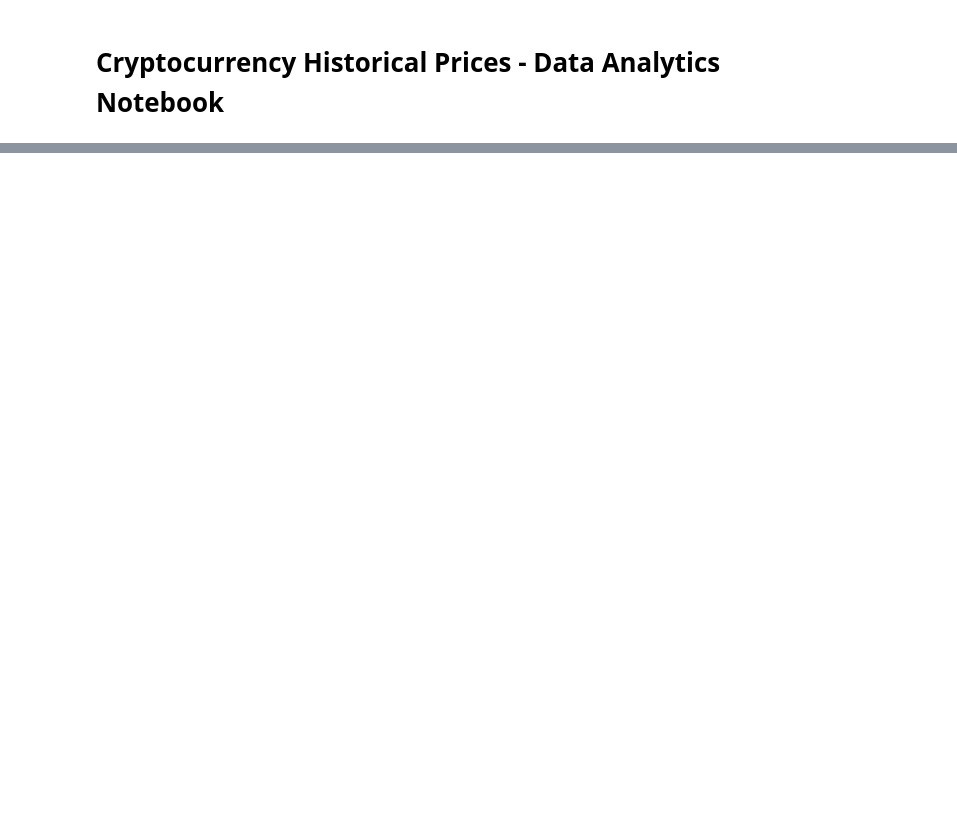
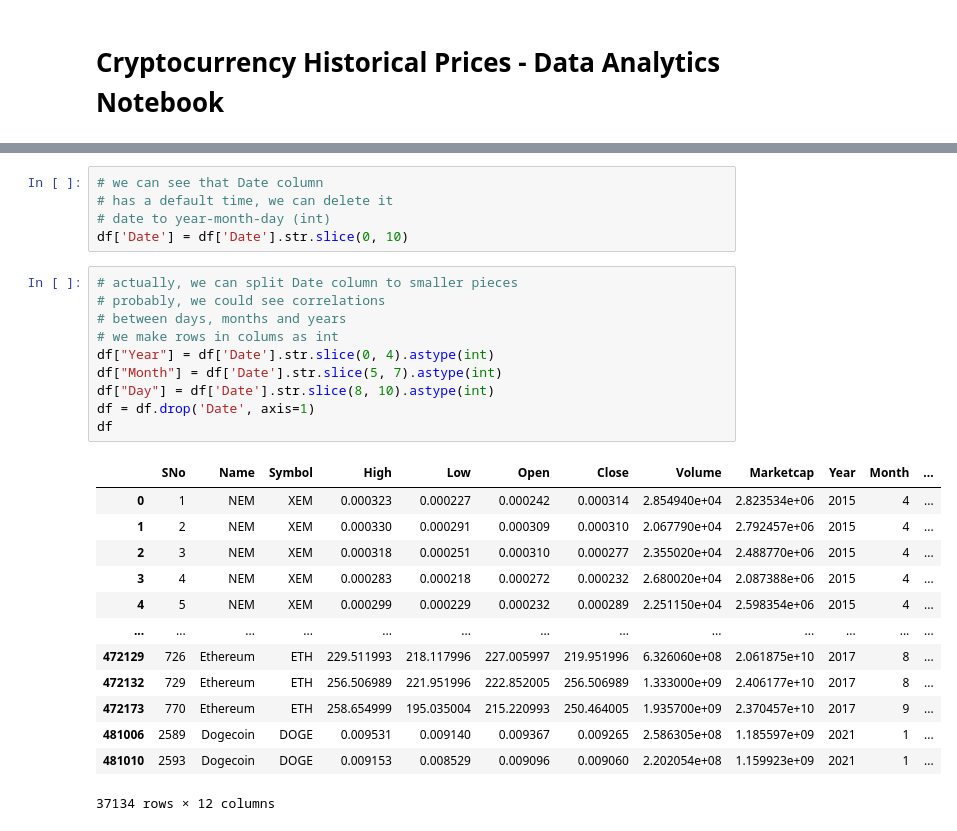
Before and after one commit to crypt0kitik/Introduction-to-Data-Analytics, a Jupyter notebook: Homework sets/SET 2/Cryptocurrency Historical Prices /Data Analytics Notebook Crypto.ipynb, the cells around one changed output, grey strips where cells are left out. Saved outputs shown, nothing was run; the diff lists cells and outputs as text; blank space fills up the shorter version.

```diff
--- a/Homework sets/SET 2/Cryptocurrency Historical Prices /Data Analytics Notebook Crypto.ipynb
+++ b/Homework sets/SET 2/Cryptocurrency Historical Prices /Data Analytics Notebook Crypto.ipynb
@@ -77,0 +112,29 @@ df
+# %%
+# we can see that Date column
+# has a default time, we can delete it
+# date to year-month-day (int)
+df['Date'] = df['Date'].str.slice(0, 10)
+# %%
+# actually, we can split Date column to smaller pieces
+# probably, we could see correlations
+# between days, months and years
+# we make rows in colums as int
+df["Year"] = df['Date'].str.slice(0, 4).astype(int)
+df["Month"] = df['Date'].str.slice(5, 7).astype(int)
+df["Day"] = df['Date'].str.slice(8, 10).astype(int)
+df = df.drop('Date', axis=1)
+df
+# %% [output]
+|  | SNo | Name | Symbol | High | Low | Open | Close | Volume | Marketcap | Year | Month | ... |
+| 0 | 1 | NEM | XEM | 0.000323 | 0.000227 | 0.000242 | 0.000314 | 2.854940e+04 | 2.823534e+06 | 2015 | 4 | ... |
+| 1 | 2 | NEM | XEM | 0.000330 | 0.000291 | 0.000309 | 0.000310 | 2.067790e+04 | 2.792457e+06 | 2015 | 4 | ... |
+| 2 | 3 | NEM | XEM | 0.000318 | 0.000251 | 0.000310 | 0.000277 | 2.355020e+04 | 2.488770e+06 | 2015 | 4 | ... |
+| 3 | 4 | NEM | XEM | 0.000283 | 0.000218 | 0.000272 | 0.000232 | 2.680020e+04 | 2.087388e+06 | 2015 | 4 | ... |
+| 4 | 5 | NEM | XEM | 0.000299 | 0.000229 | 0.000232 | 0.000289 | 2.251150e+04 | 2.598354e+06 | 2015 | 4 | ... |
+| ... | ... | ... | ... | ... | ... | ... | ... | ... | ... | ... | ... | ... |
+| 472129 | 726 | Ethereum | ETH | 229.511993 | 218.117996 | 227.005997 | 219.951996 | 6.326060e+08 | 2.061875e+10 | 2017 | 8 | ... |
+| 472132 | 729 | Ethereum | ETH | 256.506989 | 221.951996 | 222.852005 | 256.506989 | 1.333000e+09 | 2.406177e+10 | 2017 | 8 | ... |
+| 472173 | 770 | Ethereum | ETH | 258.654999 | 195.035004 | 215.220993 | 250.464005 | 1.935700e+09 | 2.370457e+10 | 2017 | 9 | ... |
+| 481006 | 2589 | Dogecoin | DOGE | 0.009531 | 0.009140 | 0.009367 | 0.009265 | 2.586305e+08 | 1.185597e+09 | 2021 | 1 | ... |
+| 481010 | 2593 | Dogecoin | DOGE | 0.009153 | 0.008529 | 0.009096 | 0.009060 | 2.202054e+08 | 1.159923e+09 | 2021 | 1 | ... |
+37134 rows × 12 columns
```
Also changed, not shown: parts of 6 cells of this notebook, 1 other file.
